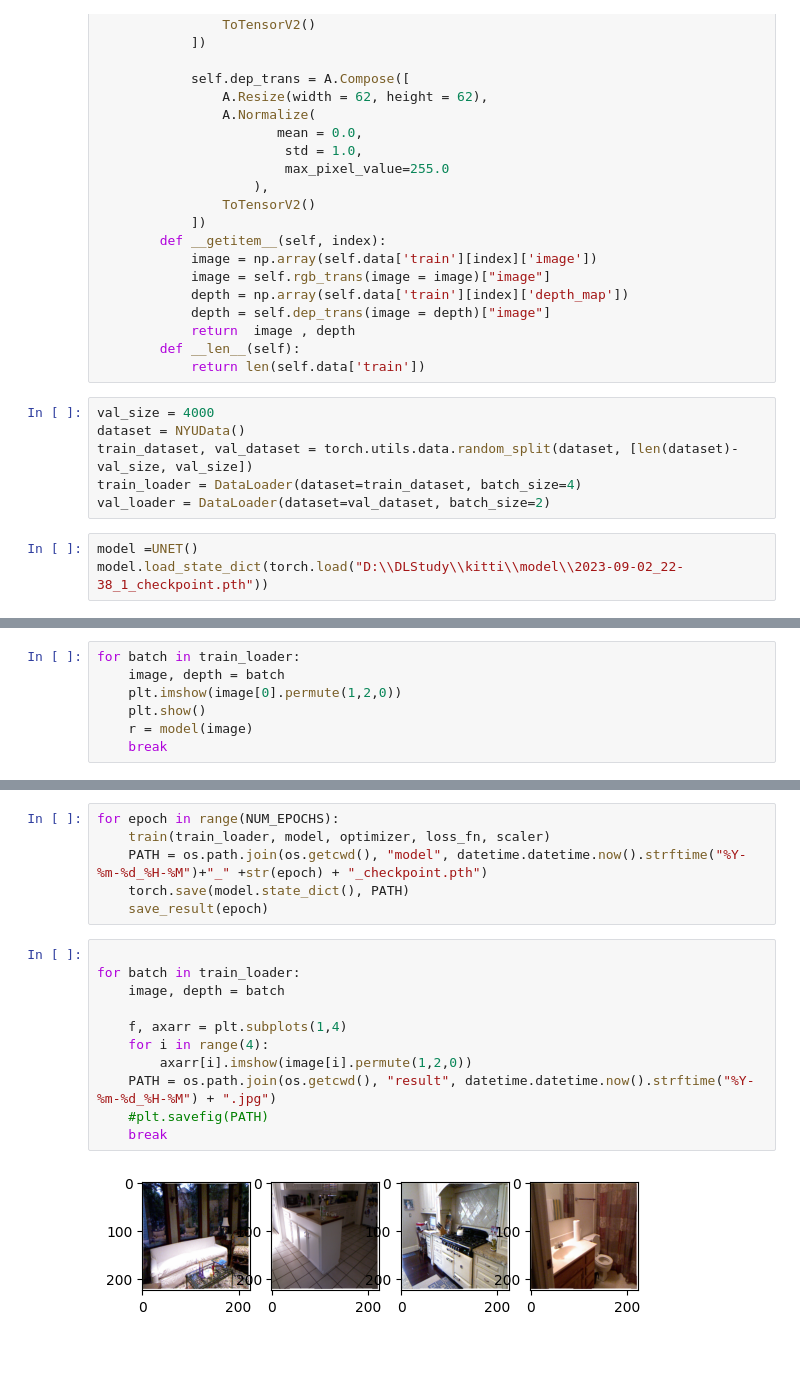
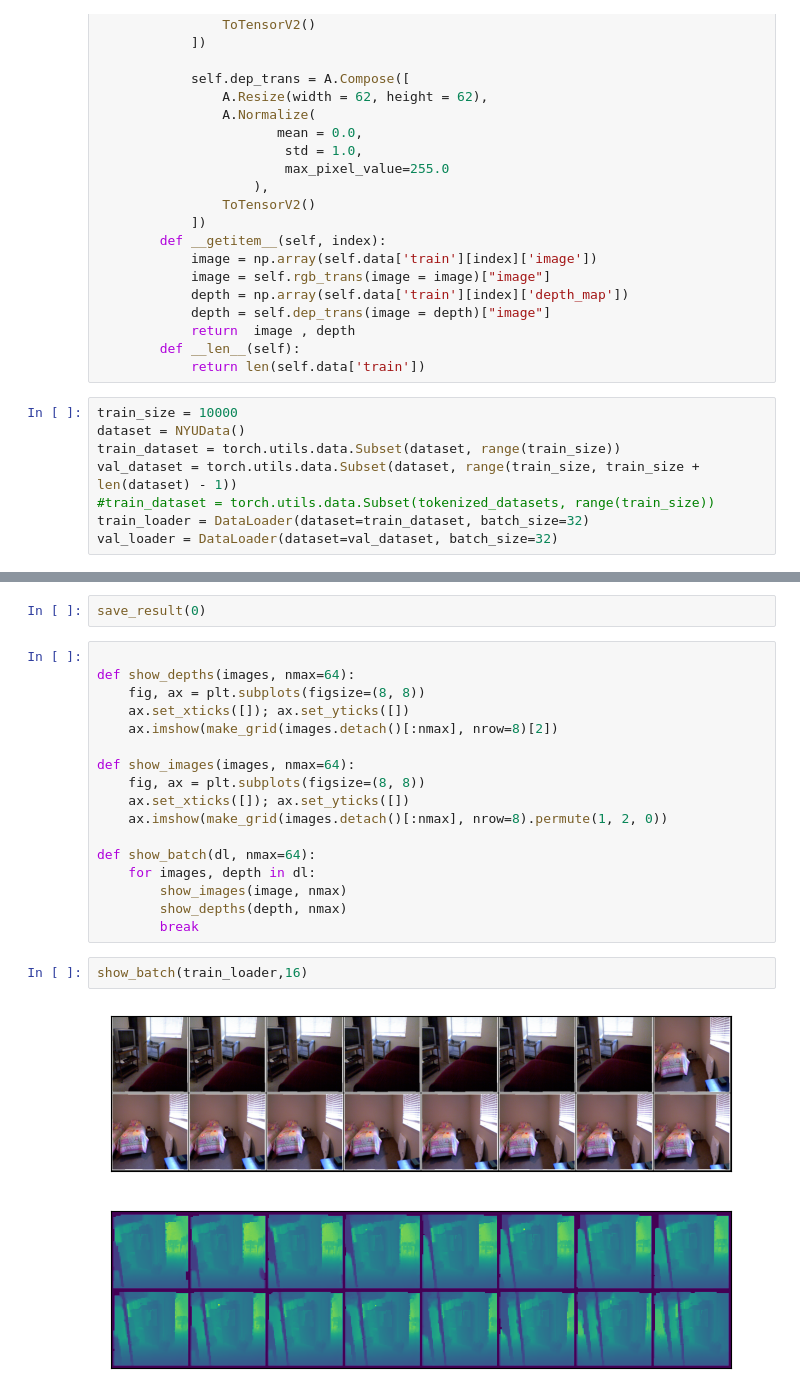
Before and after one commit to Onon0/DepthSegmentation, a Jupyter notebook: Untitled.ipynb, the cells around one changed output, grey strips where cells are left out. Cells and saved outputs as stored; diff of their text form; blank space fills up the shorter version.

```diff
--- a/Untitled.ipynb
+++ b/Untitled.ipynb
@@ -102,11 +120,10 @@ class NYUData(Dataset):
         def __len__(self):
             return len(self.data['train'])
 # %%
-val_size = 4000
+train_size = 10000
 dataset = NYUData()
-train_dataset, val_dataset = torch.utils.data.random_split(dataset, [len(dataset)- val_size, val_size])
-train_loader = DataLoader(dataset=train_dataset, batch_size=4)
-val_loader = DataLoader(dataset=val_dataset, batch_size=2)
+train_dataset = torch.utils.data.Subset(dataset, range(train_size))
+val_dataset = torch.utils.data.Subset(dataset, range(train_size, train_size + len(dataset) - 1))
+#train_dataset = torch.utils.data.Subset(tokenized_datasets, range(train_size))
+train_loader = DataLoader(dataset=train_dataset, batch_size=32)
+val_loader = DataLoader(dataset=val_dataset, batch_size=32)
-# %%
-model =UNET()
-model.load_state_dict(torch.load("D:\\DLStudy\\kitti\\model\\2023-09-02_22-38_1_checkpoint.pth"))
@@ -115,7 +129,0 @@ model.load_state_dict(torch.load("D:\\DLStudy\\kitti\\model\\2023-09-02_22-38_1_
-# %%
-for batch in train_loader:
-    image, depth = batch
-    plt.imshow(image[0].permute(1,2,0))
-    plt.show()
-    r = model(image)
-    break
@@ -174,19 +224,24 @@ def save_result(epoch):
-# %%
-for epoch in range(NUM_EPOCHS):
-    train(train_loader, model, optimizer, loss_fn, scaler)
-    PATH = os.path.join(os.getcwd(), "model", datetime.datetime.now().strftime("%Y-%m-%d_%H-%M")+"_" +str(epoch) + "_checkpoint.pth")
-    torch.save(model.state_dict(), PATH)
-    save_result(epoch)
+# %%
+save_result(0)
 # %%
 
-for batch in train_loader:
-    image, depth = batch
+def show_depths(images, nmax=64):
+    fig, ax = plt.subplots(figsize=(8, 8))
+    ax.set_xticks([]); ax.set_yticks([])
+    ax.imshow(make_grid(images.detach()[:nmax], nrow=8)[2])
 
-    f, axarr = plt.subplots(1,4)
-    for i in range(4):
-        axarr[i].imshow(image[i].permute(1,2,0))
-    PATH = os.path.join(os.getcwd(), "result", datetime.datetime.now().strftime("%Y-%m-%d_%H-%M") + ".jpg")
-    #plt.savefig(PATH)
-    break
+def show_images(images, nmax=64):
+    fig, ax = plt.subplots(figsize=(8, 8))
+    ax.set_xticks([]); ax.set_yticks([])
+    ax.imshow(make_grid(images.detach()[:nmax], nrow=8).permute(1, 2, 0))
+
+def show_batch(dl, nmax=64):
+    for images, depth in dl:
+        show_images(image, nmax)
+        show_depths(depth, nmax)
+        break
-# %% [output]
-[figure, removed]
+# %%
+show_batch(train_loader,16)
+# %% [output]
+[figure, added]
+[figure, added]
```
Also changed, not shown: parts of 24 cells of this notebook, 1 other file.
